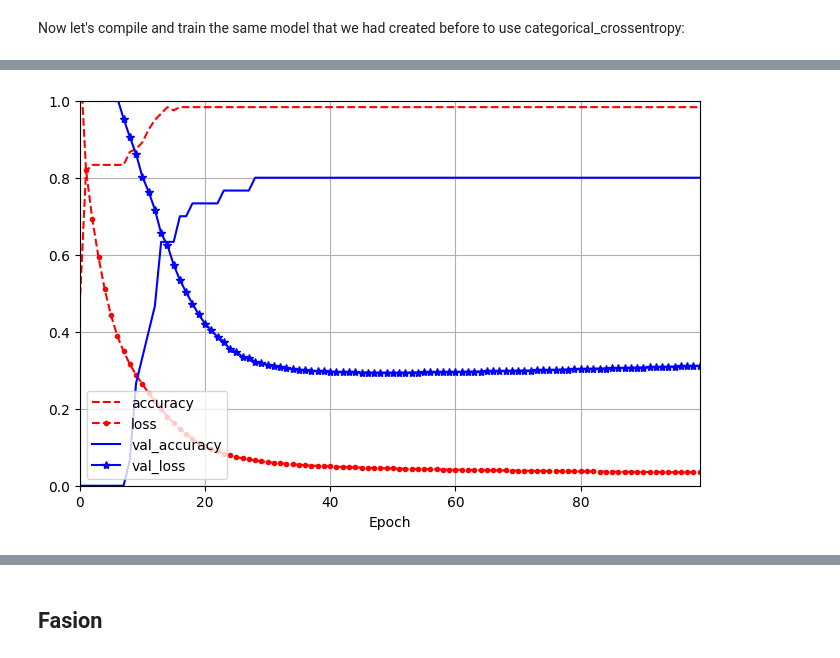
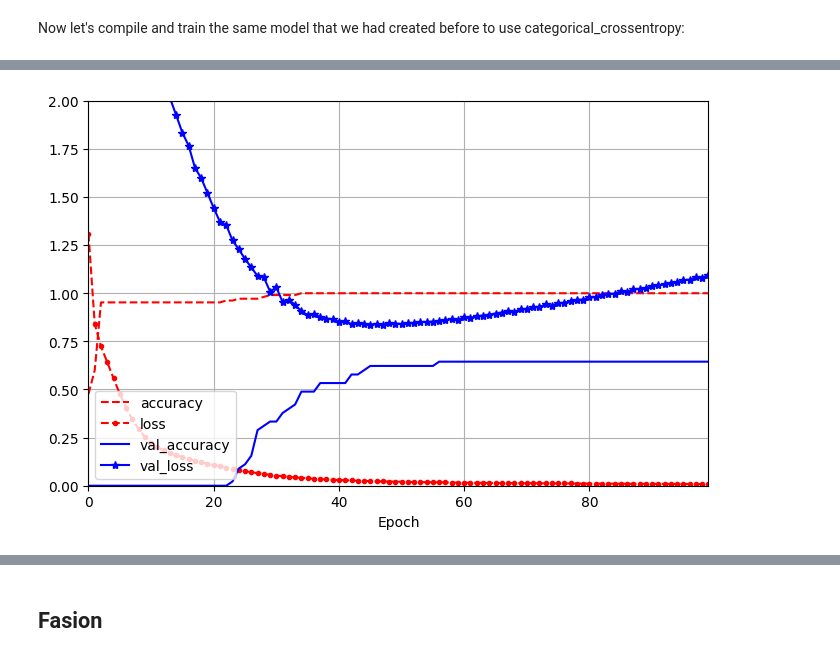
Before and after one commit to AbrahamOtero/MLiB, a Jupyter notebook: 5_DeepLearning.ipynb, the cells around one changed output, grey strips where cells are left out. Saved outputs shown, nothing was run; the diff lists cells and outputs as text; code cells hidden in the pictures.

```diff
--- a/5_DeepLearning.ipynb
+++ b/5_DeepLearning.ipynb
@@ -381,16 +485,19 @@ model = Sequential([
   Dense(3, activation='softmax')
 ])
 
+# Sets all random seeds (Python, NumPy, and TF)
+tf.keras.utils.set_random_seed(42)
+
 # Compile the model
 model.compile(loss='sparse_categorical_crossentropy', optimizer='adam', metrics=['accuracy'])
 # Get training history
-history = model.fit(X, y, epochs=100, batch_size=16, validation_split=0.2)
+history = model.fit(X, y, epochs=100, batch_size=16, validation_split=0.3)
 
-#plot losses and accuracies
+# Plot losses and accuracies
 pd.DataFrame(history.history).plot(
-    figsize=(8, 5), xlim=[0, 99], ylim=[0, 1], grid=True, xlabel="Epoch",
+    figsize=(8, 5), xlim=[0, 99], ylim=[0, 2], grid=True, xlabel="Epoch",
     style=["r--", "r--.", "b-", "b-*"])
-plt.legend(loc="lower left")  # extra code
+plt.legend(loc="lower left")
 plt.show()
 # %% [output]
 Epoch 1/100
@@ -413 +520 @@ Epoch 100/100
-[figure, old version]
+[figure, new version]
```
Also changed, not shown: parts of 42 cells of this notebook.
